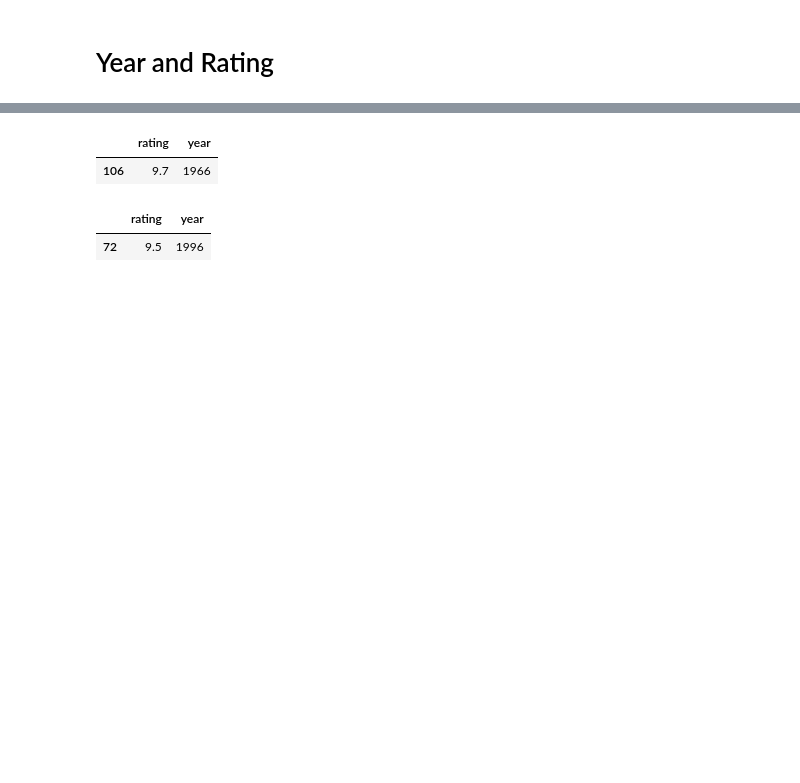
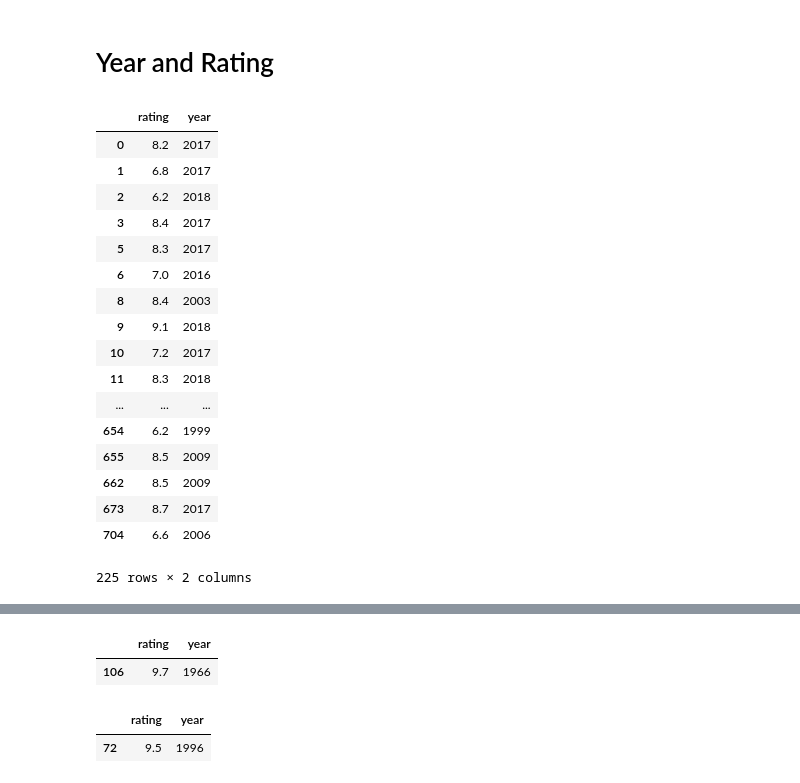
Before and after one commit to NISH1001/nepalimdb, a Jupyter notebook: nepali-movie-analyzer.ipynb, the cells around one changed output, grey strips where cells are left out. Drawn from its saved outputs; the diff is of its cells as text; code cells hidden in the pictures; blank space fills up the shorter version.

```diff
--- a/nepali-movie-analyzer.ipynb
+++ b/nepali-movie-analyzer.ipynb
@@ -110,4 +109,25 @@ sns.boxplot(data=data[['rating', 'title']])
 # %% [markdown]
 # Year and Rating
 # %%
-df = data[data['rating'].notnull()]
+df_rating = data[data['rating'].notnull()]
+df_rating = df_rating[['rating', 'year']]
+df_rating
+# %% [output]
+|  | rating | year |
+| 0 | 8.2 | 2017 |
+| 1 | 6.8 | 2017 |
+| 2 | 6.2 | 2018 |
+| 3 | 8.4 | 2017 |
+| 5 | 8.3 | 2017 |
+| 6 | 7.0 | 2016 |
+| 8 | 8.4 | 2003 |
+| 9 | 9.1 | 2018 |
+| 10 | 7.2 | 2017 |
+| 11 | 8.3 | 2018 |
+| ... | ... | ... |
+| 654 | 6.2 | 1999 |
+| 655 | 8.5 | 2009 |
+| 662 | 8.5 | 2009 |
+| 673 | 8.7 | 2017 |
+| 704 | 6.6 | 2006 |
+225 rows × 2 columns
```
Also changed, not shown: parts of 24 cells of this notebook, 4 other files.
